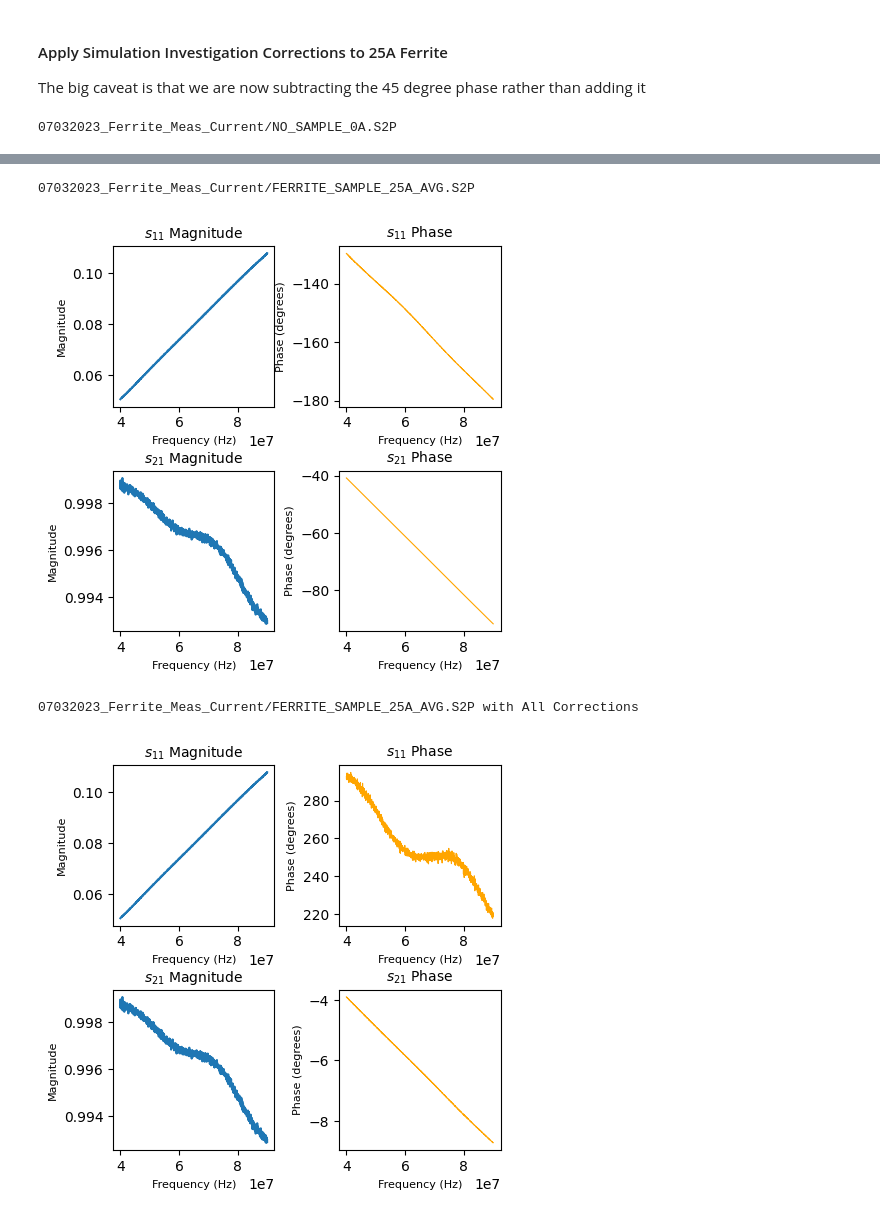
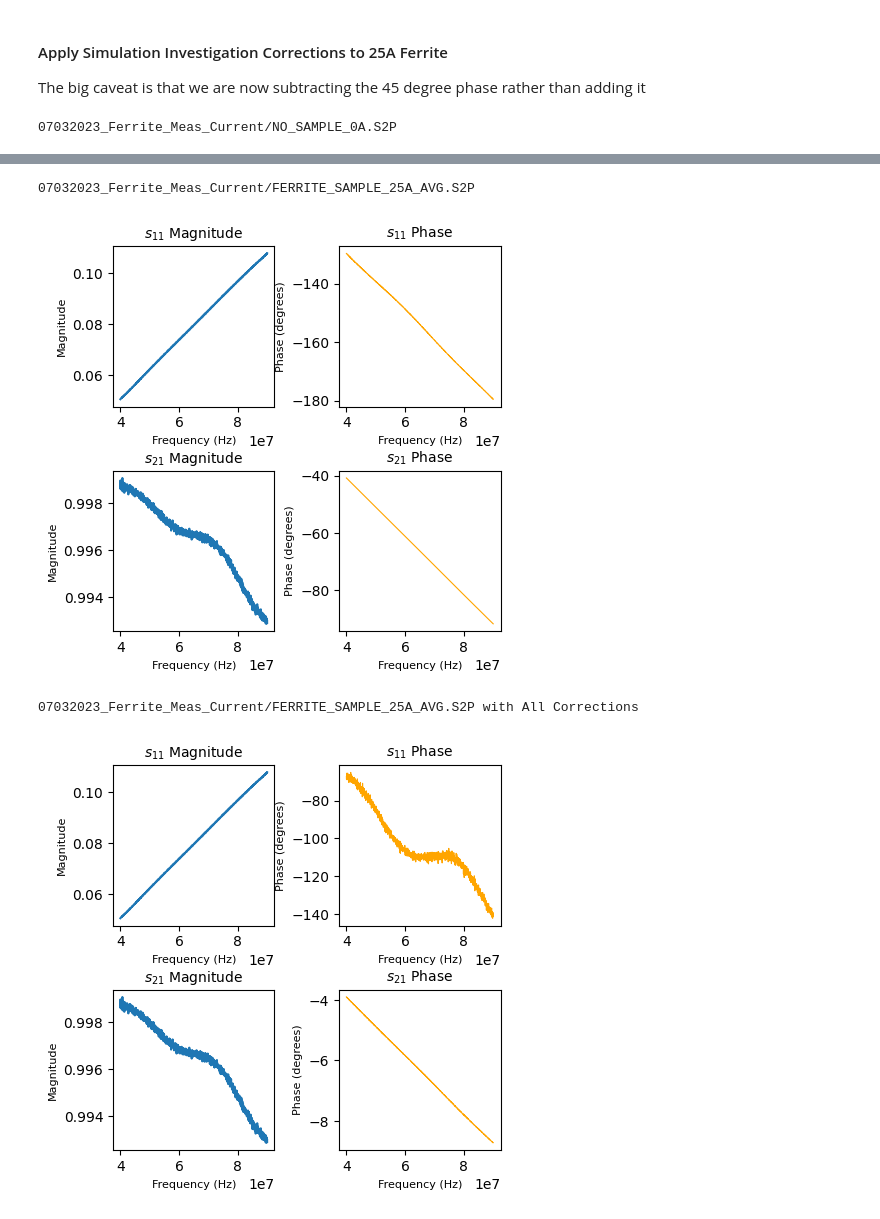
Before and after one commit to bengladwyn/Fermilab, a Jupyter notebook: 45 Degree Corrections.ipynb, the cells around one changed output, grey strips where cells are left out. Cells and saved outputs as stored; diff of their text form; code cells hidden in the pictures.

```diff
--- a/45 Degree Corrections.ipynb
+++ b/45 Degree Corrections.ipynb
@@ -32,38 +32,38 @@ s21_phase = s21_phase - phi_0
 s11_phase = s11_phase - phi_0
 
 # 45 degree correction
-s11_phase  = s11_phase - 45 + 360
+s11_phase  = s11_phase - 45
 
 # Plot the data with the air sample phase correction added
 s2p.plot_parameters(r'07032023_Ferrite_Meas_Current/FERRITE_SAMPLE_25A_AVG.S2P with All Corrections', frequency, s11_mag, s11_phase, s21_mag, s21_phase)
 
 s11 = s11_mag * np.exp(1j * np.deg2rad(s11_phase))
 s21 = s21_mag * np.exp(1j * np.deg2rad(s21_phase))
 
 # Calculate epsilon and mu
 K = (s11**2-s21**2+1)/(2*s11)
 
 R = np.zeros_like(K)
 mask = np.abs(K + np.sqrt(K**2 - 1)) > 1
 R[mask] = K[mask] - np.sqrt(K[mask]**2 - 1)
 R[~mask] = K[~mask] + np.sqrt(K[~mask]**2 - 1)
 
 T = (s11+s21-R)/(1-(s11+s21)*R)
 lambda_0 = c / frequency
 A = -((1/(2*np.pi*d)) * np.log(1/T))**2
 
 # Zero cut-off wavelength
 mu_r = np.sqrt(A) * (1+R)/(1-R) * 1/np.sqrt(1/lambda_0**2)
 epsilon_r = (lambda_0**2 / mu_r ) * (A)
 
 plt.plot(frequency, np.real(epsilon_r))
 plt.plot(frequency, np.real(mu_r))
 print('Relative permittivity: ', np.average(epsilon_r))
 print('Relative permeability: ', np.average(mu_r))
 # %% [output]
 07032023_Ferrite_Meas_Current/NO_SAMPLE_0A.S2P
 [figure]
 07032023_Ferrite_Meas_Current/FERRITE_SAMPLE_25A_AVG.S2P
 [figure]
 07032023_Ferrite_Meas_Current/FERRITE_SAMPLE_25A_AVG.S2P with All Corrections
-[figure, old version]
+[figure, new version]
```
Also changed, not shown: parts of 3 cells of this notebook, 6 other files.
